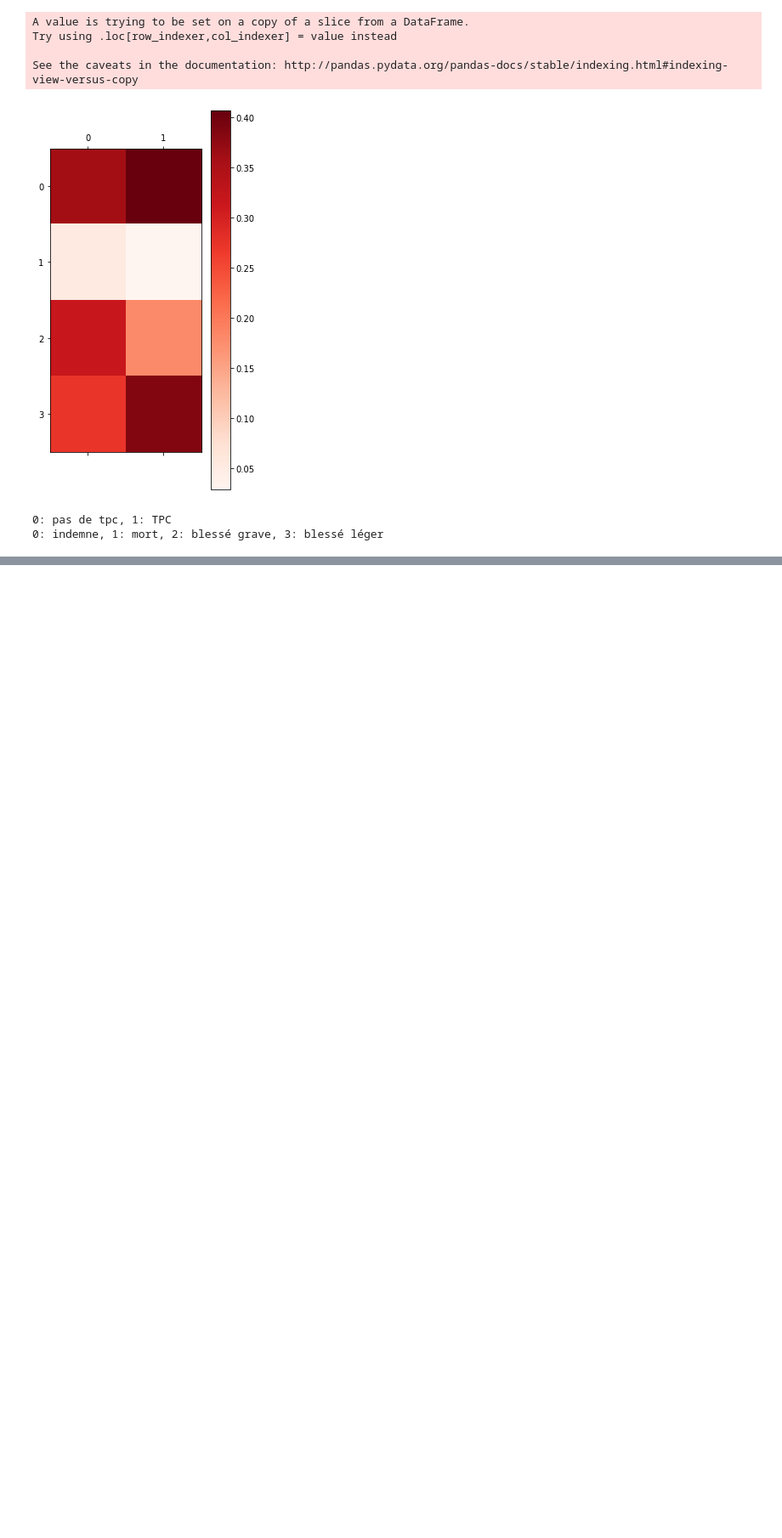
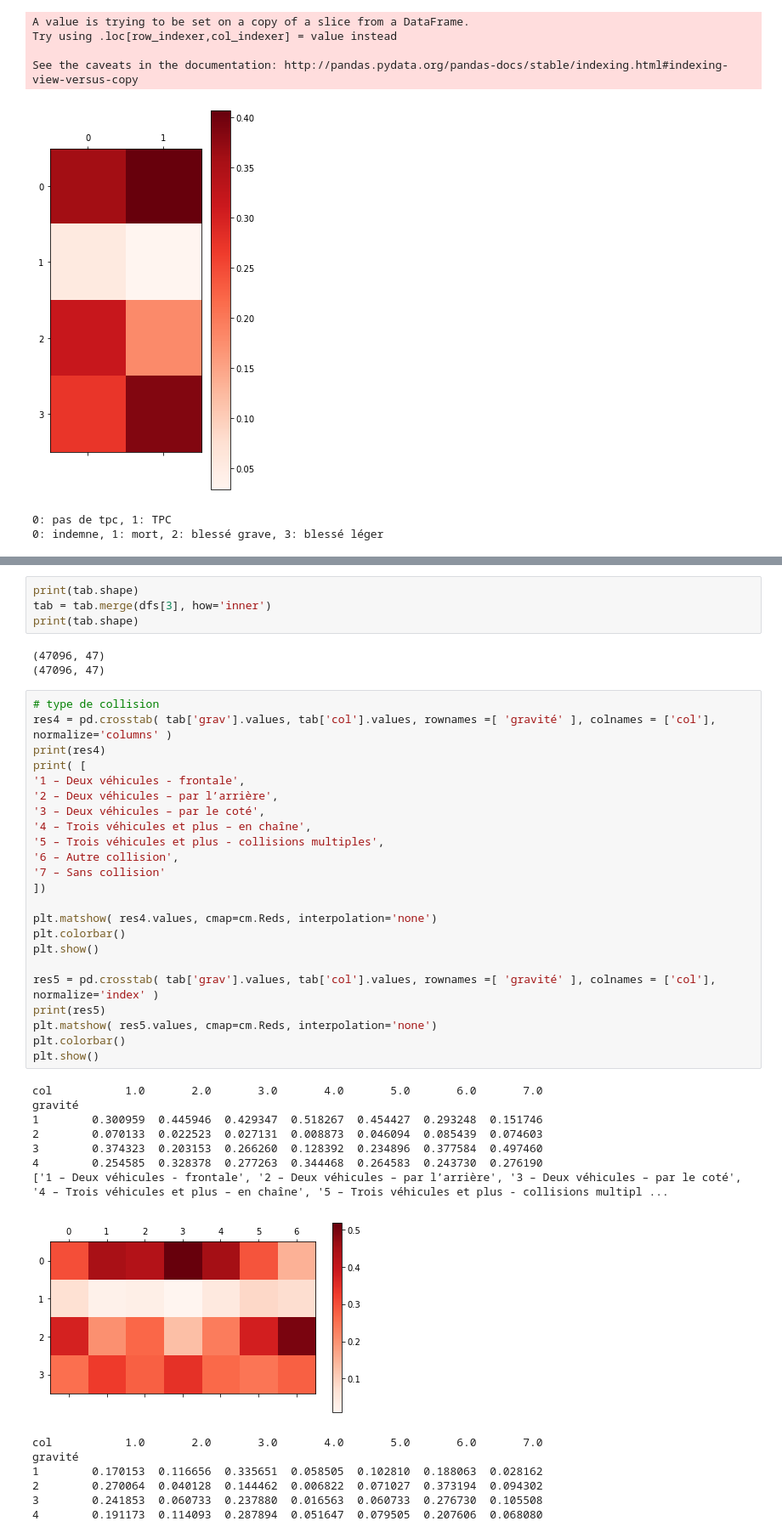
Before and after one commit to ericbenhamou/MASH_IPJ_2018, a Jupyter notebook: Rapport.ipynb, the cells around one changed output, grey strips where cells are left out. Shown at 85% size. Drawn from its saved outputs; the diff is of its cells as text; blank space fills up the shorter version.

```diff
--- a/Rapport.ipynb
+++ b/Rapport.ipynb
@@ -343,0 +428,45 @@ La corrélation est de -0.11.
+# %%
+print(tab.shape)
+tab = tab.merge(dfs[3], how='inner')
+print(tab.shape)
+# %% [output]
+(47096, 47)
+(47096, 47)
+# %%
+# type de collision
+res4 = pd.crosstab( tab['grav'].values, tab['col'].values, rownames =[ 'gravité' ], colnames = ['col'], normalize='columns' )
+print(res4)
+print( [
+'1 – Deux véhicules - frontale',
+'2 – Deux véhicules – par l’arrière',
+'3 – Deux véhicules – par le coté',
+'4 – Trois véhicules et plus – en chaîne',
+'5 – Trois véhicules et plus - collisions multiples',
+'6 – Autre collision',
+'7 – Sans collision'
+])
+
+plt.matshow( res4.values, cmap=cm.Reds, interpolation='none')
+plt.colorbar()
+plt.show()
+
+res5 = pd.crosstab( tab['grav'].values, tab['col'].values, rownames =[ 'gravité' ], colnames = ['col'], normalize='index' )
+print(res5)
+plt.matshow( res5.values, cmap=cm.Reds, interpolation='none')
+plt.colorbar()
+plt.show()
+# %% [output]
+col           1.0       2.0       3.0       4.0       5.0       6.0       7.0
+gravité
+1        0.300959  0.445946  0.429347  0.518267  0.454427  0.293248  0.151746
+2        0.070133  0.022523  0.027131  0.008873  0.046094  0.085439  0.074603
+3        0.374323  0.203153  0.266260  0.128392  0.234896  0.377584  0.497460
+4        0.254585  0.328378  0.277263  0.344468  0.264583  0.243730  0.276190
+['1 – Deux véhicules - frontale', '2 – Deux véhicules – par l’arrière', '3 – Deux véhicules – par le coté', '4 – Trois véhicules et plus – en chaîne', '5 – Trois véhicules et plus - collisions multipl ...
+[figure, added]
+col           1.0       2.0       3.0       4.0       5.0       6.0       7.0
+gravité
+1        0.170153  0.116656  0.335651  0.058505  0.102810  0.188063  0.028162
+2        0.270064  0.040128  0.144462  0.006822  0.071027  0.373194  0.094302
+3        0.241853  0.060733  0.237880  0.016563  0.060733  0.276730  0.105508
+4        0.191173  0.114093  0.287894  0.051647  0.079505  0.207606  0.068080
```
Also changed, not shown: parts of 20 cells of this notebook.
